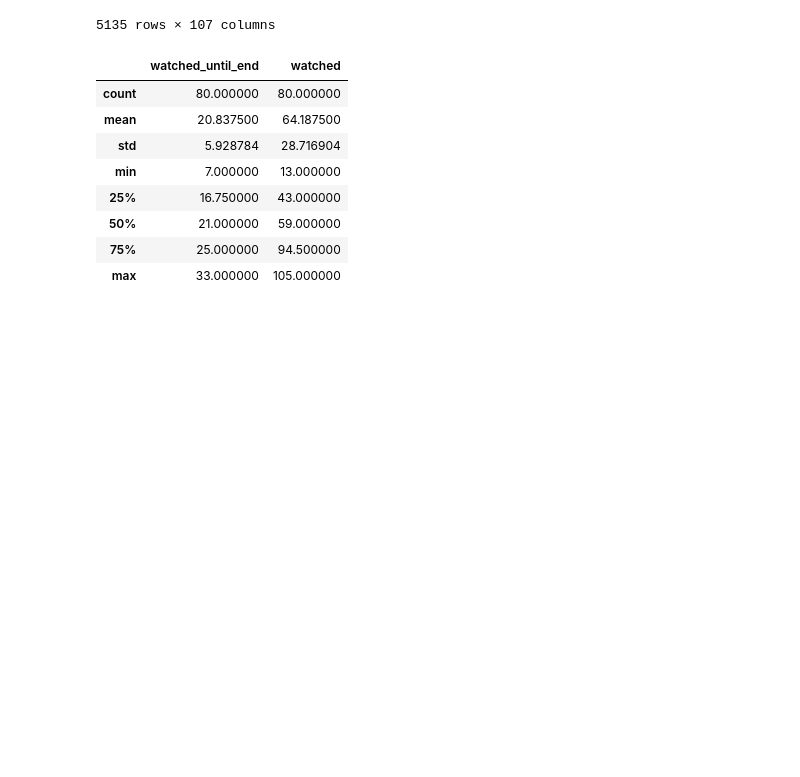
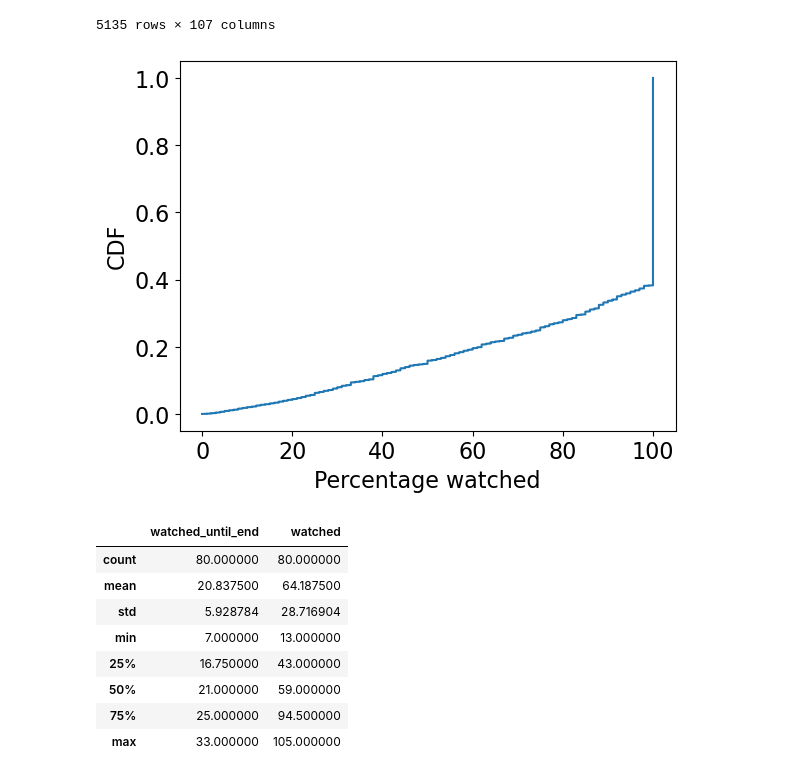
Before and after one commit to carolcoimbra/unpredictable-tiktok, a Jupyter notebook: classifier-rf.ipynb, the cells around one changed output. Cells and saved outputs as stored; diff of their text form; code cells hidden in the pictures; blank space fills up the shorter version.

```diff
--- a/classifier-rf.ipynb
+++ b/classifier-rf.ipynb
@@ -339,6 +340,25 @@ df_all
 | 5133 | 2023-09-22 16:49:25 | https://www.tiktokv.com/share/vid... | 7249404952727031066 | 1 | 1 | 23 | 21 | ... |
 | 5134 | 2023-09-22 16:49:35 | https://www.tiktokv.com/share/vid... | 7276108388587539744 | 1 | 1 | 24 | 22 | ... |
 5135 rows × 107 columns
+# %%
+# Similar to figure 6 from "Analyzing User Engagement with TikTok's Short Format Video Recommendations using Data Donations"
+########################## Savvas Zannettou et al.
+perc_watched = df_all["percentage_watched"]
+cumulative = np.linspace(0, 1, len(perc_watched))
+# Sort the data in ascending order
+sorted_data = np.sort(perc_watched)
+# Calculate the cumulative proportion of the sorted data
+cumulative_data = np.cumsum(sorted_data) / np.sum(sorted_data)
+
+# Plot the CDF
+plt.plot(sorted_data, cumulative_data)
+
+# Add labels and title
+plt.xlabel("Percentage watched")
+plt.ylabel("CDF")
+plt.show()
+# %% [output]
+[figure, added]
 # %%
 df_p_watch = pd.DataFrame(df_all[["watched_until_end", "tt_account"]].groupby("tt_account").sum())
 df_p_watch["watched"] = pd.DataFrame(df_all[["watched_until_end", "tt_account"]].groupby("tt_account").count())
```
Also changed, not shown: parts of 3 cells of this notebook, 35 other files.
